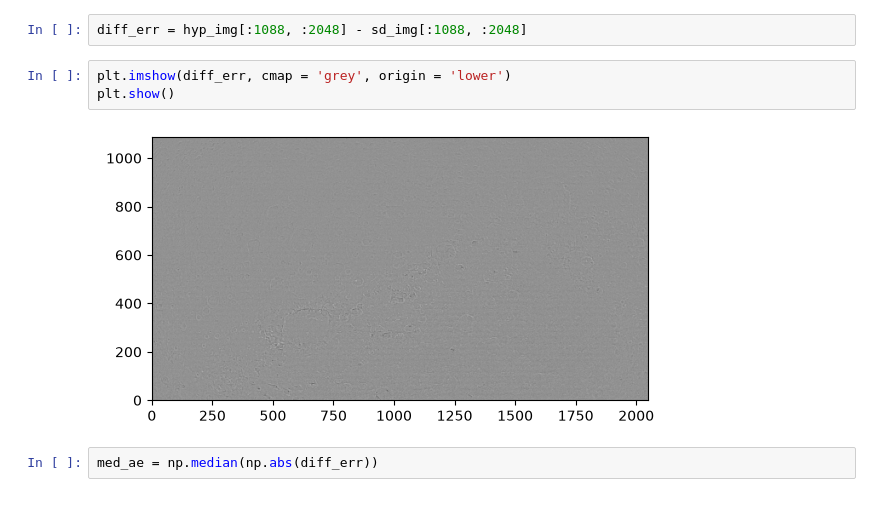
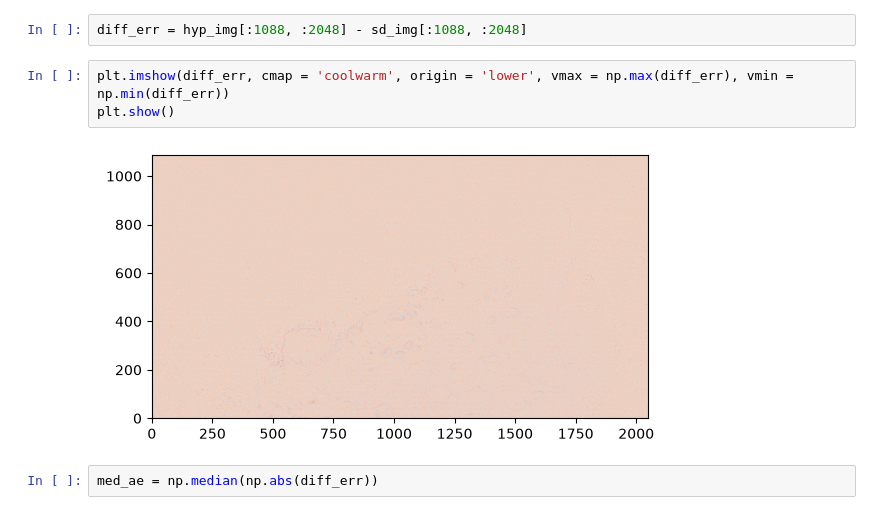
Before and after one commit to stefancristian236/weighted_bilinear_interpolation_iterative_spectral_diff_based_demosaicing_algos, a Jupyter notebook: src/test_SD.ipynb, the cells around one changed output. Saved outputs shown, nothing was run; the diff lists cells and outputs as text.

```diff
--- a/src/test_SD.ipynb
+++ b/src/test_SD.ipynb
@@ -48,10 +56,10 @@ plt.show()
 # %%
 diff_err = hyp_img[:1088, :2048] - sd_img[:1088, :2048]
 # %%
-plt.imshow(diff_err, cmap = 'grey', origin = 'lower')
+plt.imshow(diff_err, cmap = 'coolwarm', origin = 'lower', vmax = np.max(diff_err), vmin = np.min(diff_err))
 plt.show()
 # %% [output]
-[figure, old version]
+[figure, new version]
 # %%
 med_ae = np.median(np.abs(diff_err))
 # %%
```
Also changed, not shown: parts of 4 cells of this notebook, 6 other files.
